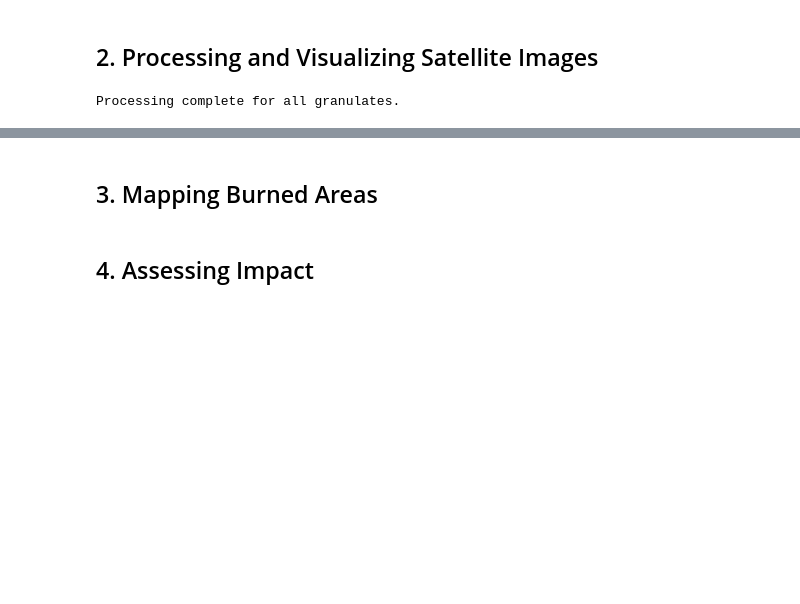
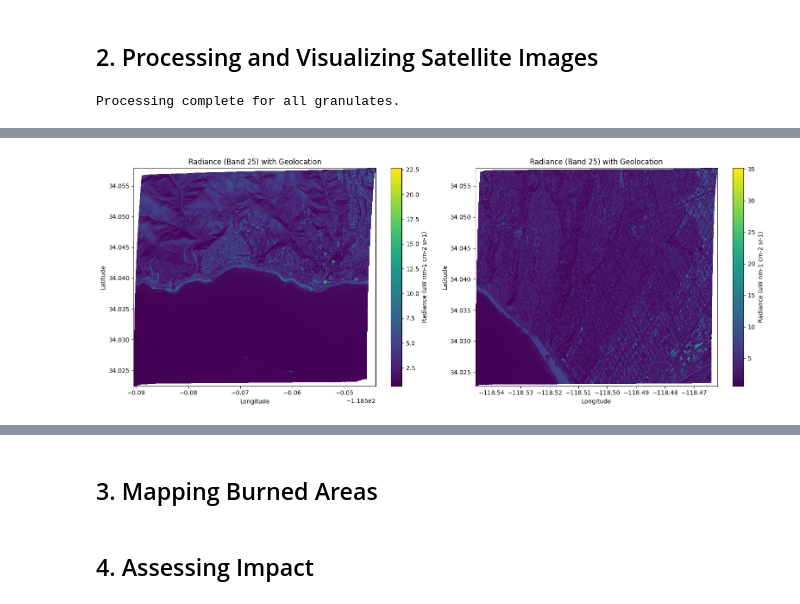
Before and after one commit to DavidFonsecaG/palisades-fire-mapping-aviris-viirs, a Jupyter notebook: notebooks/mapping_wildfires.ipynb, the cells around one changed output, grey strips where cells are left out. Drawn from its saved outputs; the diff is of its cells as text; code cells hidden in the pictures; blank space fills up the shorter version.

Commit message:
Merging first two granules

```diff
--- a/notebooks/mapping_wildfires.ipynb
+++ b/notebooks/mapping_wildfires.ipynb
@@ -101,0 +138,32 @@ with h5py.File(file_path, 'r') as f:
+# %%
+granule_paths = glob.glob('../data/*/*RDN.nc')
+
+fig, axes = plt.subplots(1, 2, figsize=(16, 6))  # 1 row, 2 columns
+
+for i, path in enumerate(granule_paths[:2]):
+    # Open the file and plot radiance with geolocation
+    with h5py.File(path, 'r') as f:
+        radiance = f['radiance']['radiance']
+        lat = f['lat'][:]
+        lon = f['lon'][:]
+
+        # Take a specific band (like band 25)
+        data = radiance[25, :, :]
+
+        # Create cell edges
+        lon_edges = (lon[:-1, :-1] + lon[1:, 1:]) / 2
+        lat_edges = (lat[:-1, :-1] + lat[1:, 1:]) / 2
+
+        # Sort to fix the monotonic issue
+        lon_edges = np.sort(lon_edges, axis=1)
+        lat_edges = np.sort(lat_edges, axis=0)
+
+        pcm = axes[i].pcolormesh(lon_edges, lat_edges, data[:-1, :-1], shading='auto', cmap='viridis')
+        fig.colorbar(pcm, ax=axes[i], label='Radiance (uW nm-1 cm-2 sr-1)')
+        axes[i].set_title('Radiance (Band 25) with Geolocation')
+        axes[i].set_xlabel('Longitude')
+        axes[i].set_ylabel('Latitude')
+plt.tight_layout()
+plt.show()
+# %% [output]
+[figure, added]
```
Also changed, not shown: parts of 5 cells of this notebook, 1 other file.
